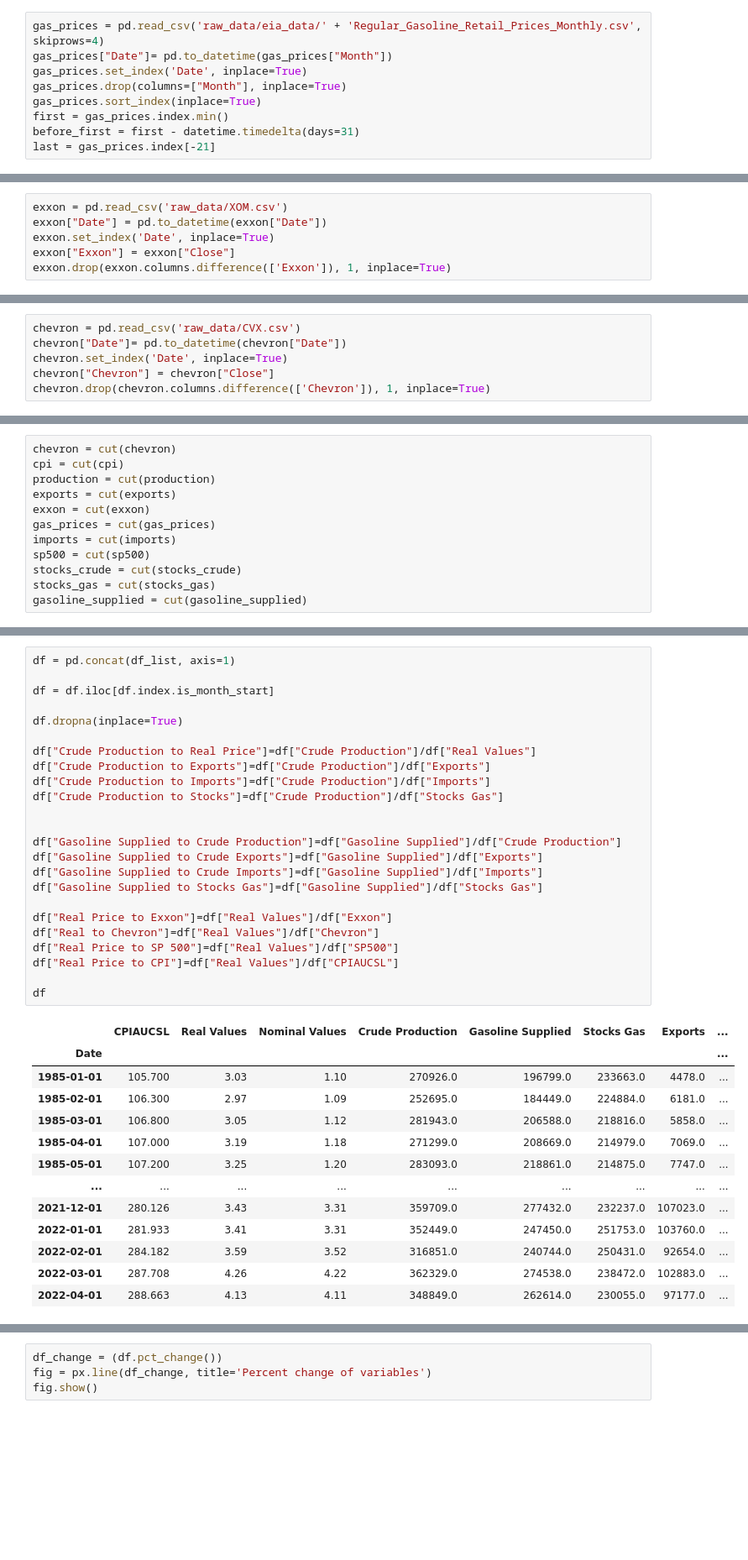
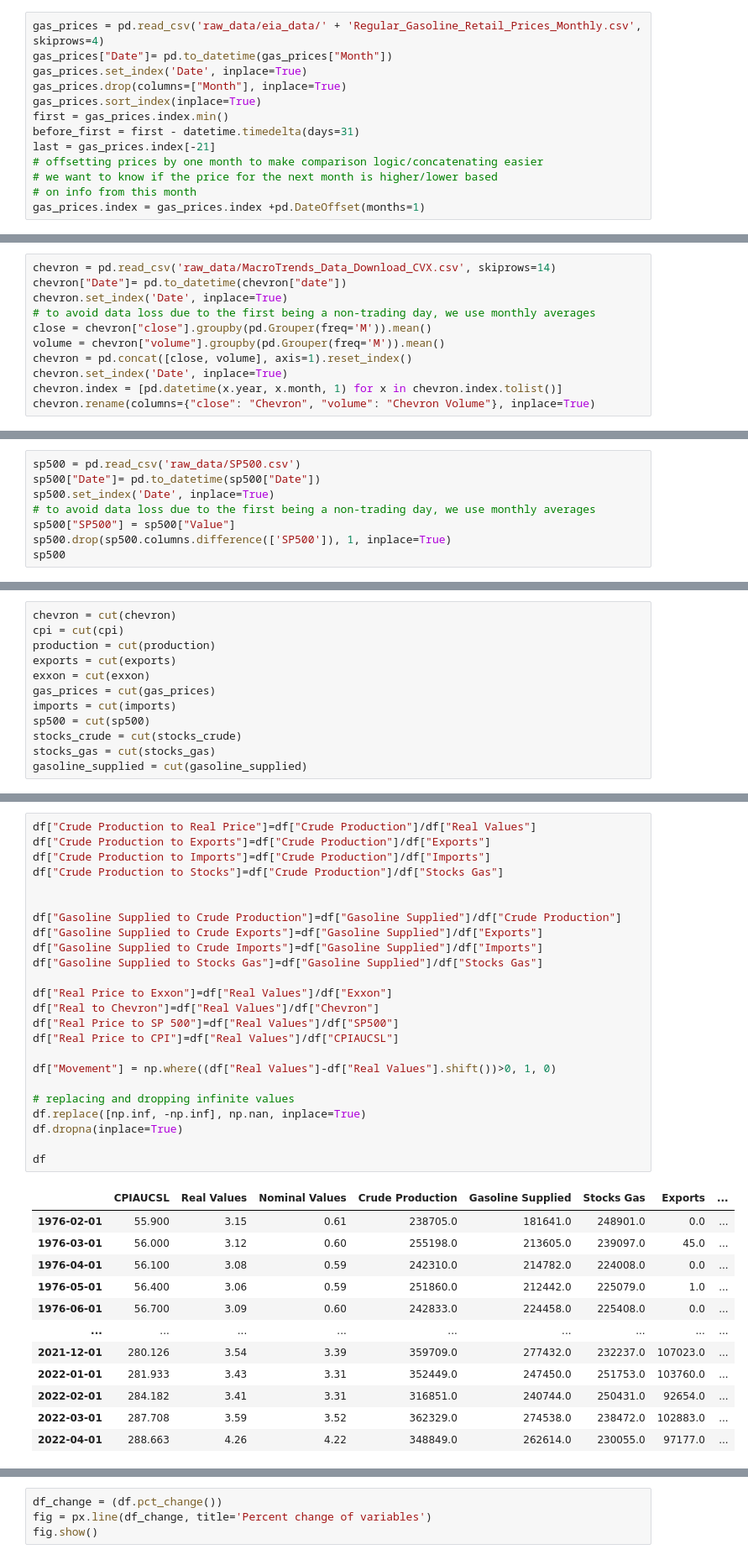
Before and after one commit to luca1308/12115167_Project, a Jupyter notebook: src/project.ipynb, the cells around one changed output, grey strips where cells are left out. Shown at 84% size. Drawn from its saved outputs; the diff is of its cells as text; blank space fills up the shorter version.

Commit message:
Data Completion, First Testing

```diff
--- a/src/project.ipynb
+++ b/src/project.ipynb
@@ -54,6 +59,10 @@ gas_prices.sort_index(inplace=True)
 first = gas_prices.index.min()
 before_first = first - datetime.timedelta(days=31)
 last = gas_prices.index[-21]
+# offsetting prices by one month to make comparison logic/concatenating easier
+# we want to know if the price for the next month is higher/lower based
+# on info from this month
+gas_prices.index = gas_prices.index +pd.DateOffset(months=1)
 # %%
 gas_prices = gas_prices.iloc[gas_prices.index.get_loc(gas_prices.index.min()):gas_prices.index.get_loc(last)+1]
 # %%
@@ -99,0 +122,11 @@ cpi.drop(columns=["DATE"], inplace=True)
+# %%
+chevron = pd.read_csv('raw_data/MacroTrends_Data_Download_CVX.csv', skiprows=14)
+chevron["Date"]= pd.to_datetime(chevron["date"])
+chevron.set_index('Date', inplace=True)
+# to avoid data loss due to the first being a non-trading day, we use monthly averages
+close = chevron["close"].groupby(pd.Grouper(freq='M')).mean()
+volume = chevron["volume"].groupby(pd.Grouper(freq='M')).mean()
+chevron = pd.concat([close, volume], axis=1).reset_index()
+chevron.set_index('Date', inplace=True)
+chevron.index = [pd.datetime(x.year, x.month, 1) for x in chevron.index.tolist()]
+chevron.rename(columns={"close": "Chevron", "volume": "Chevron Volume"}, inplace=True)
@@ -100,8 +135,10 @@ cpi.drop(columns=["DATE"], inplace=True)
 # %%
-exxon = pd.read_csv('raw_data/XOM.csv')
-exxon["Date"] = pd.to_datetime(exxon["Date"])
-exxon.set_index('Date', inplace=True)
-exxon["Exxon"] = exxon["Close"]
-exxon.drop(exxon.columns.difference(['Exxon']), 1, inplace=True)
+sp500 = pd.read_csv('raw_data/SP500.csv')
+sp500["Date"]= pd.to_datetime(sp500["Date"])
+sp500.set_index('Date', inplace=True)
+# to avoid data loss due to the first being a non-trading day, we use monthly averages
+sp500["SP500"] = sp500["Value"]
+sp500.drop(sp500.columns.difference(['SP500']), 1, inplace=True)
+sp500
 # %% [output]
 In a future version of pandas all arguments of DataFrame.drop except for the argument 'labels' will be keyword-only.
@@ -108,6 +158,0 @@ In a future version of pandas all arguments of DataFrame.drop except for the arg
-# %%
-chevron = pd.read_csv('raw_data/CVX.csv')
-chevron["Date"]= pd.to_datetime(chevron["Date"])
-chevron.set_index('Date', inplace=True)
-chevron["Chevron"] = chevron["Close"]
-chevron.drop(chevron.columns.difference(['Chevron']), 1, inplace=True)
@@ -146,38 +199,37 @@ df_list = [cpi, gas_prices, production, gasoline_supplied, stocks_gas, exports,
 # %%
-df = pd.concat(df_list, axis=1)
-
-df = df.iloc[df.index.is_month_start]
-
-df.dropna(inplace=True)
-
 df["Crude Production to Real Price"]=df["Crude Production"]/df["Real Values"]
 df["Crude Production to Exports"]=df["Crude Production"]/df["Exports"]
 df["Crude Production to Imports"]=df["Crude Production"]/df["Imports"]
 df["Crude Production to Stocks"]=df["Crude Production"]/df["Stocks Gas"]
 
 
 df["Gasoline Supplied to Crude Production"]=df["Gasoline Supplied"]/df["Crude Production"]
 df["Gasoline Supplied to Crude Exports"]=df["Gasoline Supplied"]/df["Exports"]
 df["Gasoline Supplied to Crude Imports"]=df["Gasoline Supplied"]/df["Imports"]
 df["Gasoline Supplied to Stocks Gas"]=df["Gasoline Supplied"]/df["Stocks Gas"]
 
 df["Real Price to Exxon"]=df["Real Values"]/df["Exxon"]
 df["Real to Chevron"]=df["Real Values"]/df["Chevron"]
 df["Real Price to SP 500"]=df["Real Values"]/df["SP500"]
 df["Real Price to CPI"]=df["Real Values"]/df["CPIAUCSL"]
 
+df["Movement"] = np.where((df["Real Values"]-df["Real Values"].shift())>0, 1, 0)
+
+# replacing and dropping infinite values
+df.replace([np.inf, -np.inf], np.nan, inplace=True)
+df.dropna(inplace=True)
+
 df
 # %% [output]
 |  | CPIAUCSL | Real Values | Nominal Values | Crude Production | Gasoline Supplied | Stocks Gas | Exports | ... |
-| Date |  |  |  |  |  |  |  | ... |
-| 1985-01-01 | 105.700 | 3.03 | 1.10 | 270926.0 | 196799.0 | 233663.0 | 4478.0 | ... |
-| 1985-02-01 | 106.300 | 2.97 | 1.09 | 252695.0 | 184449.0 | 224884.0 | 6181.0 | ... |
-| 1985-03-01 | 106.800 | 3.05 | 1.12 | 281943.0 | 206588.0 | 218816.0 | 5858.0 | ... |
-| 1985-04-01 | 107.000 | 3.19 | 1.18 | 271299.0 | 208669.0 | 214979.0 | 7069.0 | ... |
-| 1985-05-01 | 107.200 | 3.25 | 1.20 | 283093.0 | 218861.0 | 214875.0 | 7747.0 | ... |
+| 1976-02-01 | 55.900 | 3.15 | 0.61 | 238705.0 | 181641.0 | 248901.0 | 0.0 | ... |
+| 1976-03-01 | 56.000 | 3.12 | 0.60 | 255198.0 | 213605.0 | 239097.0 | 45.0 | ... |
+| 1976-04-01 | 56.100 | 3.08 | 0.59 | 242310.0 | 214782.0 | 224008.0 | 0.0 | ... |
+| 1976-05-01 | 56.400 | 3.06 | 0.59 | 251860.0 | 212442.0 | 225079.0 | 1.0 | ... |
+| 1976-06-01 | 56.700 | 3.09 | 0.60 | 242833.0 | 224458.0 | 225408.0 | 0.0 | ... |
 | ... | ... | ... | ... | ... | ... | ... | ... | ... |
-| 2021-12-01 | 280.126 | 3.43 | 3.31 | 359709.0 | 277432.0 | 232237.0 | 107023.0 | ... |
-| 2022-01-01 | 281.933 | 3.41 | 3.31 | 352449.0 | 247450.0 | 251753.0 | 103760.0 | ... |
-| 2022-02-01 | 284.182 | 3.59 | 3.52 | 316851.0 | 240744.0 | 250431.0 | 92654.0 | ... |
-| 2022-03-01 | 287.708 | 4.26 | 4.22 | 362329.0 | 274538.0 | 238472.0 | 102883.0 | ... |
-| 2022-04-01 | 288.663 | 4.13 | 4.11 | 348849.0 | 262614.0 | 230055.0 | 97177.0 | ... |
+| 2021-12-01 | 280.126 | 3.54 | 3.39 | 359709.0 | 277432.0 | 232237.0 | 107023.0 | ... |
+| 2022-01-01 | 281.933 | 3.43 | 3.31 | 352449.0 | 247450.0 | 251753.0 | 103760.0 | ... |
+| 2022-02-01 | 284.182 | 3.41 | 3.31 | 316851.0 | 240744.0 | 250431.0 | 92654.0 | ... |
+| 2022-03-01 | 287.708 | 3.59 | 3.52 | 362329.0 | 274538.0 | 238472.0 | 102883.0 | ... |
+| 2022-04-01 | 288.663 | 4.26 | 4.22 | 348849.0 | 262614.0 | 230055.0 | 97177.0 | ... |
```
Also changed, not shown: parts of 21 cells of this notebook, 2 other files.
